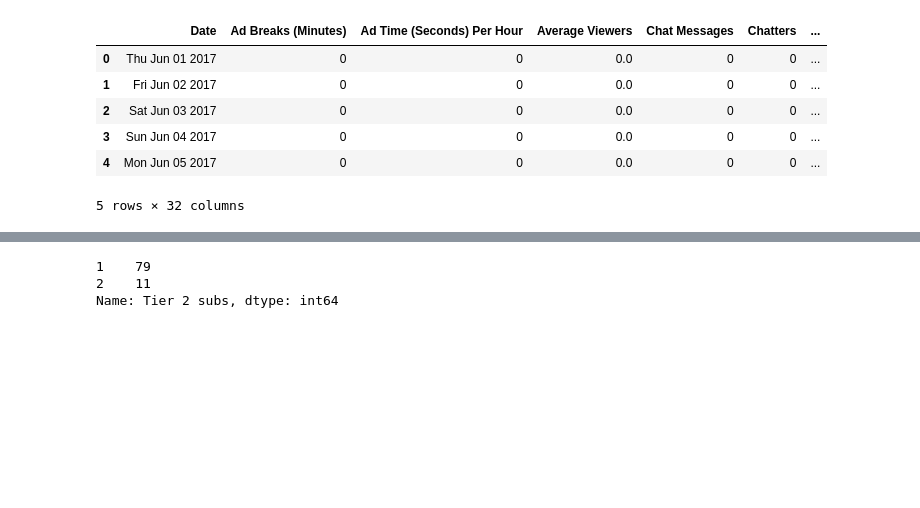
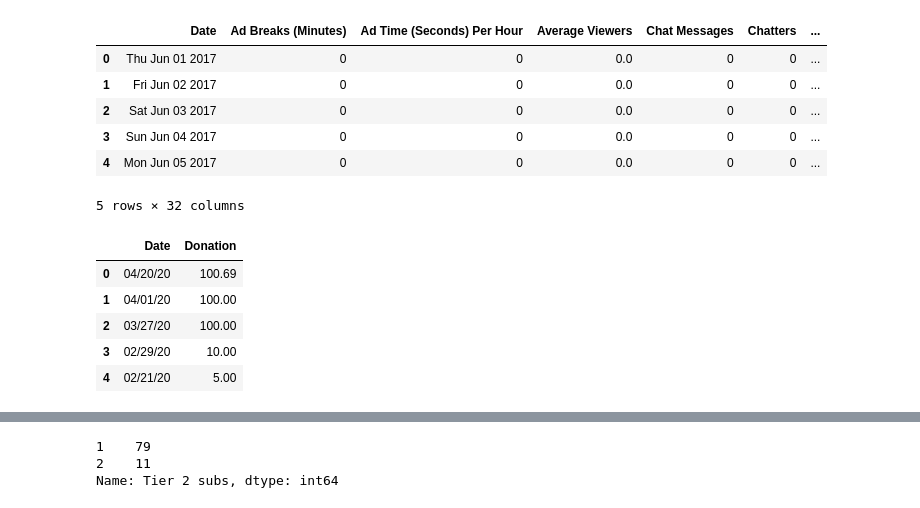
Before and after one commit to ilEnzio/StarKells_Twitch_data, a Jupyter notebook: ERLE_GRANGERII_UNIT02_Exploration_Cleaning_FeatureENG.ipynb, the cells around one changed output, grey strips where cells are left out. Saved outputs shown, nothing was run; the diff lists cells and outputs as text; code cells hidden in the pictures; blank space fills up the shorter version.

```diff
--- a/ERLE_GRANGERII_UNIT02_Exploration_Cleaning_FeatureENG.ipynb
+++ b/ERLE_GRANGERII_UNIT02_Exploration_Cleaning_FeatureENG.ipynb
@@ -73,6 +71,16 @@ a.head()
 | 3 | Sun Jun 04 2017 | 0 | 0 | 0.0 | 0 | 0 | ... |
 | 4 | Mon Jun 05 2017 | 0 | 0 | 0.0 | 0 | 0 | ... |
 5 rows × 32 columns
+# %%
+donations_df = pd.read_csv("starkells_twitch_donation.csv")
+donations_df.head()
+# %% [output]
+|  | Date | Donation |
+| 0 | 04/20/20 | 100.69 |
+| 1 | 04/01/20 | 100.00 |
+| 2 | 03/27/20 | 100.00 |
+| 3 | 02/29/20 | 10.00 |
+| 4 | 02/21/20 | 5.00 |
 # %%
 print(twitch_analy_df.shape)
 print(donations_df.shape)
```
Also changed, not shown: parts of 40 cells of this notebook, 7 other files.
